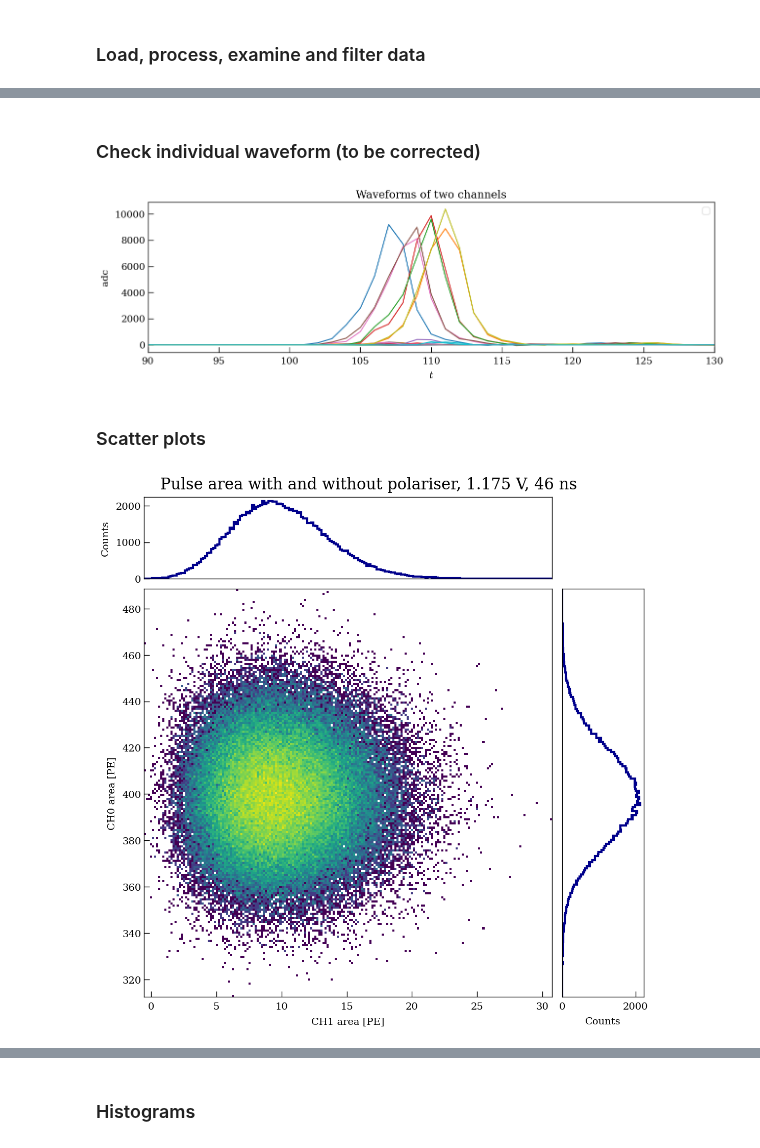
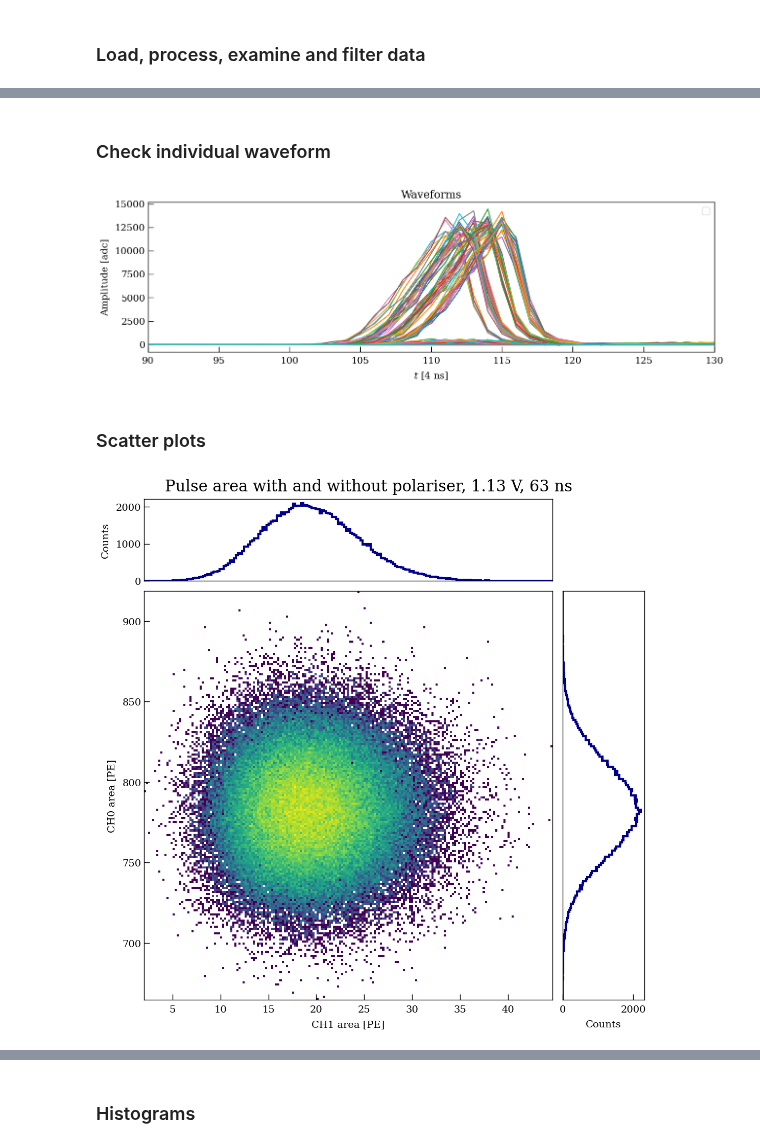
Before and after one commit to Westlake-University-Lsc-lab/RELICS_PMT_Data_Analysis, a Jupyter notebook: PolariserCheck/check_readout.ipynb, the cells around one changed output, grey strips where cells are left out. Cells and saved outputs as stored; diff of their text form; code cells hidden in the pictures.

```diff
--- a/PolariserCheck/check_readout.ipynb
+++ b/PolariserCheck/check_readout.ipynb
@@ -76,8 +77,8 @@ plt.rcParams.update(params)
 ### Load, process, examine and filter data
 # %%
 Date = 20240826
-V = 1.175
-T = 46
+V = 1.13
+T = 63
 # %%
 path = "/mnt/data/PMT/R8520_406/"   ##### file path
 
@@ -187,18 +190,18 @@ df
 # %% [markdown]
-### Check individual waveform (to be corrected)
+### Check individual waveform
 # %%
-
 plt.figure(figsize=(15,4))
-plt.title('Waveforms of two channels')
-plt.xlabel('$t$')
-plt.ylabel('adc')
+plt.title('Waveforms')
+plt.xlabel('$t$ [4 ns]')
+plt.ylabel('Amplitude [adc]')
 plt.xlim(90,130)
-for i in range (0,20):
+for i in tqdm(range (0,200)):
+    #plt.step(np.linspace(0,150,150),df.Baseline[i]-df.Waveform[i])
     plt.plot(df.Baseline[i]-df.Waveform[i])
 plt.legend()
 plt.show()
 # %% [output]
-[figure, old version]
+[figure, new version]
 # %% [markdown]
 ### Scatter plots
 # %%
@@ -248,7 +251,7 @@ plt.suptitle('Pulse area with and without polariser, '+str(V)+' V, '+str(T)+' ns
 plt.savefig('./img/Pulse area with and without polariser, '+str(V)+' V, '+str(T)+'ns.png',dpi=300)
 plt.show()
 # %% [output]
-[figure, old version]
+[figure, new version]
 # %%
 bin3 = np.linspace(0,200,200) ###x Height
 bin4 = np.linspace(np.min(ch0_area), np.max(ch0_area), 200)###y Area
```
Also changed, not shown: parts of 11 cells of this notebook, 7 other files.
